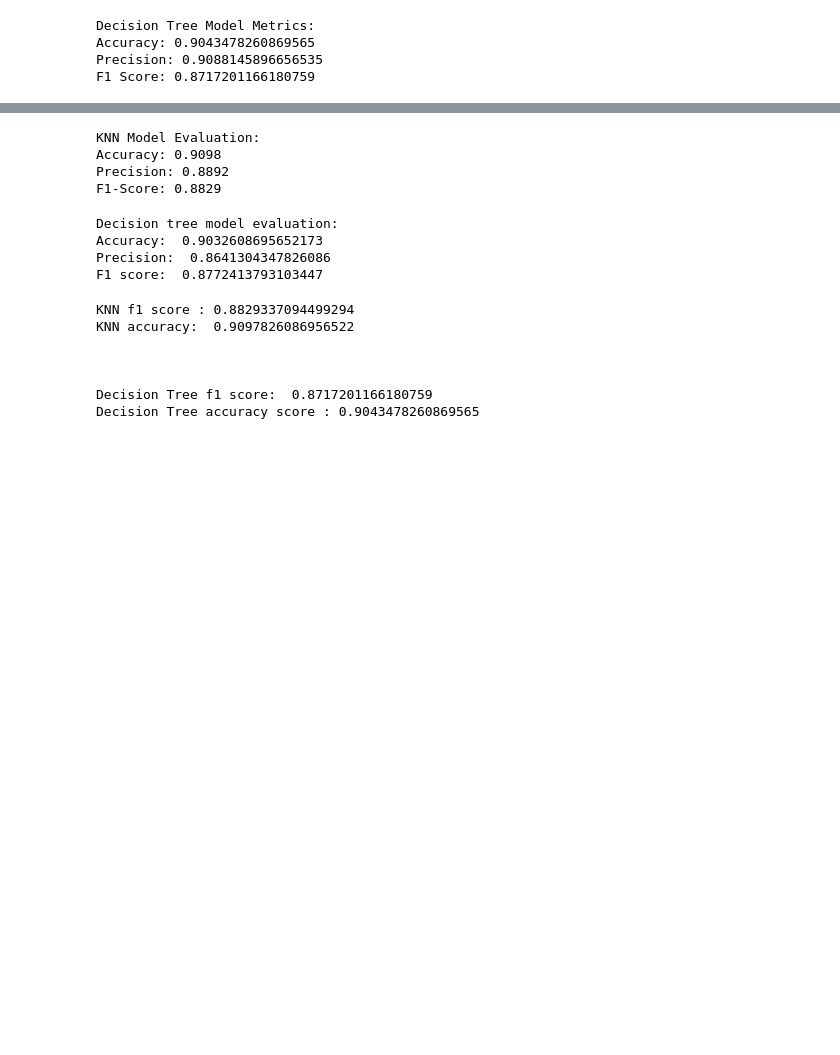
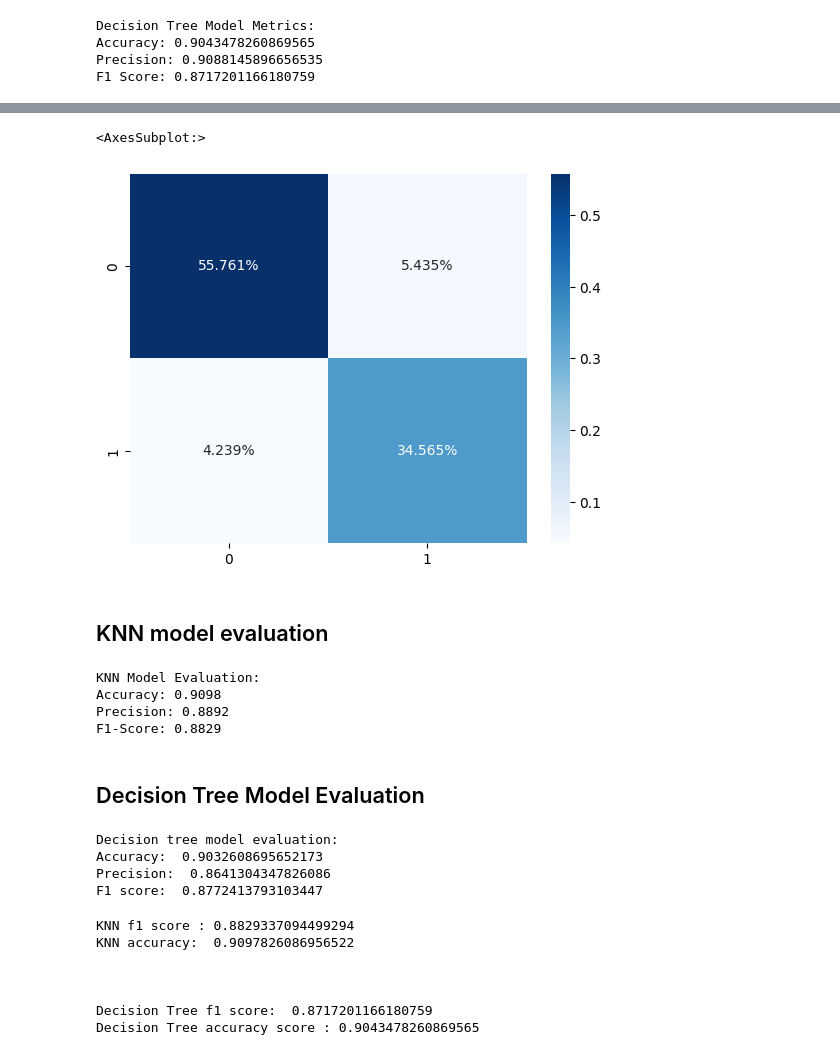
Before and after one commit to SuneraUdana/Machine_CW_20210206, a Jupyter notebook: ML_CW_2021026.ipynb, the cells around one changed output, grey strips where cells are left out. Drawn from its saved outputs; the diff is of its cells as text; code cells hidden in the pictures; blank space fills up the shorter version.

```diff
--- a/ML_CW_2021026.ipynb
+++ b/ML_CW_2021026.ipynb
@@ -240,3 +259,11 @@ F1 Score: 0.8717201166180759
+# %%
+sns.heatmap(cm/np.sum(cm), annot=True,
+            fmt='.3%', cmap='Blues')
+# %% [output]
+<AxesSubplot:>
+[figure, added]
+# %% [markdown]
+## KNN model evaluation
 # %%
 #KNN model evaluation
 #importing metrics from sklearn
@@ -257,6 +284,8 @@ KNN Model Evaluation:
 Accuracy: 0.9098
 Precision: 0.8892
 F1-Score: 0.8829
+# %% [markdown]
+## Decision Tree Model Evaluation
 # %%
 # Create a decision tree classifier
 dt_classifier = DecisionTreeClassifier(random_state=42)
```
Also changed, not shown: parts of 9 cells of this notebook.
